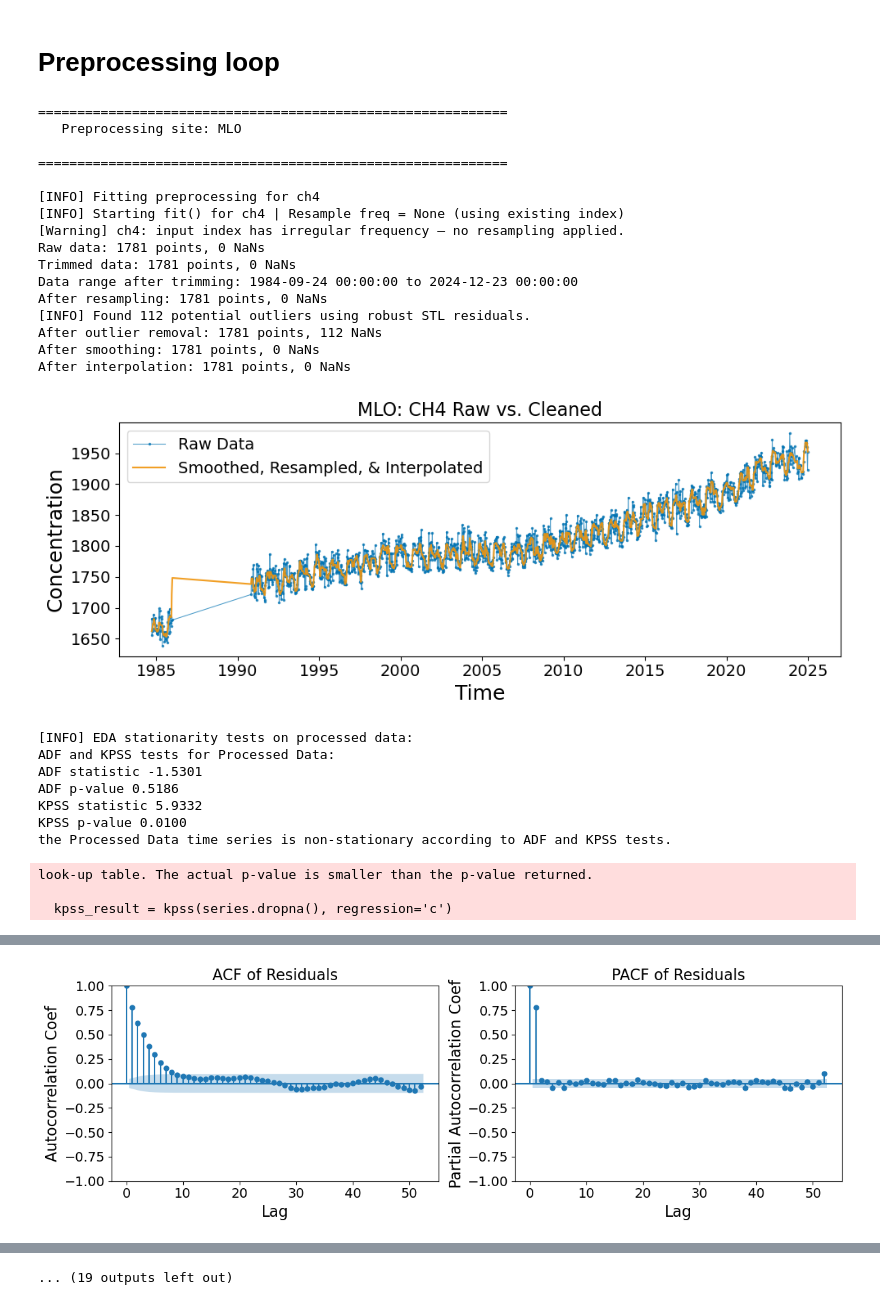
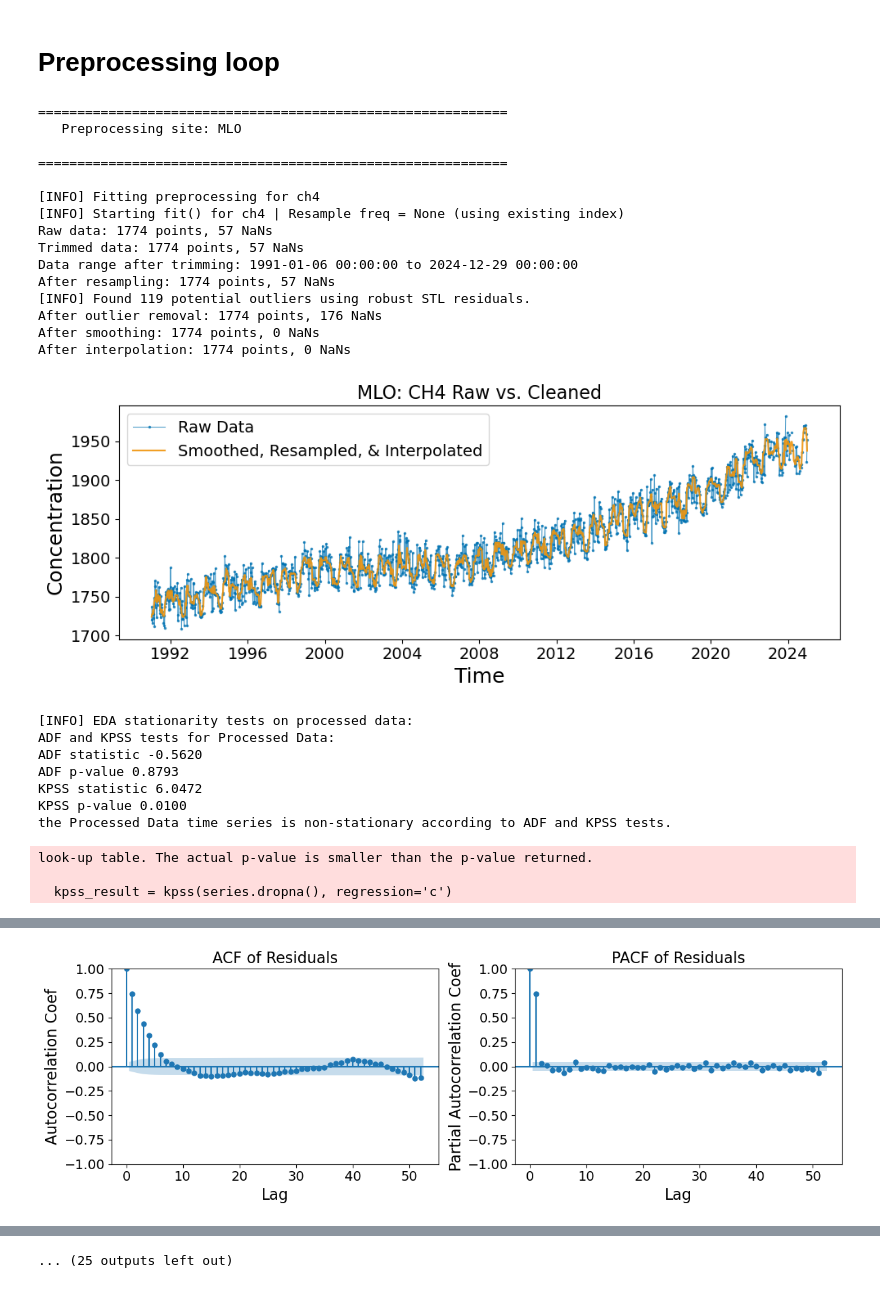
Before and after one commit to apl888/greenhouse-gas-forecasting, a Jupyter notebook: notebooks/lag7_exp.ipynb, the cells around one changed output, grey strips where cells are left out. Saved outputs shown, nothing was run; the diff lists cells and outputs as text; code cells hidden in the pictures.

```diff
--- a/notebooks/lag7_exp.ipynb
+++ b/notebooks/lag7_exp.ipynb
@@ -298,0 +377,17 @@ SPO        1566  1739.39
+# %%
+# plot cleaned data
+
+fig, axes = plt.subplots(6,1, figsize = (8, 12), sharex=True)
+
+for i, (site_code, group) in enumerate(df_weekly.groupby('site_code')):
+    if i >= 6:
+        break
+
+    axes[i].plot(group['date'], group['ch4'])
+    axes[i].set_title(f"Site: {site_code}")
+    axes[i].set_ylabel("[CH4] ppb")
+
+# apply global x axis label
+axes[-1].set_xlabel("Date")
+plt.tight_layout()
+plt.show()
@@ -298,0 +426,16 @@ SPO        1566  1739.39
+# %%
+# Trim each series to begin at the start of 1991
+
+start_cutoff = "1991-01-01"
+
+# filter across all series (site_code)
+df_weekly_trimmed = df_weekly[df_weekly['date'] >= start_cutoff].copy()
+
+# reset index
+df_weekly_trimmed.reset_index(drop=True, inplace=True)
+
+# validate date trim
+for site, group in df_weekly_trimmed.groupby('site_code'):
+    min_date = group['date'].min()
+    max_date = group['date'].max()
+    print(f"Site: {site}, start date: {min_date}, end date: {max_date}")
@@ -313,7 +474,7 @@ site_params = {
     'SMO': dict(seasonal_period=52, window=7, iqr_factor=1.5, interpolate_method='linear', lags=52, do_eda=True),
     'GMI': dict(seasonal_period=52, window=7, iqr_factor=1.5, interpolate_method='linear', lags=52, do_eda=True),
     'SPO': dict(seasonal_period=52, window=7, iqr_factor=1.5, interpolate_method='linear', lags=52, do_eda=True),
-    'NMR': dict(seasonal_period=52, window=7, iqr_factor=1.5, interpolate_method='linear', lags=52, do_eda=True),
+    'NWR': dict(seasonal_period=52, window=7, iqr_factor=1.5, interpolate_method='linear', lags=52, do_eda=True),
 }
 
 for site, params in site_params.items():
@@ -323,55 +484,54 @@ for site, params in site_params.items():
 
     # slice this site's weekly data and pass only the columns the processor needs
     site_df = (
-        df_weekly[
-            df_weekly['site_code'] == site]
+        df_weekly_trimmed[
+            df_weekly_trimmed['site_code'] == site]
             [['date', 'ch4']]
             .sort_values('date')
             .reset_index(drop=True)
     )
 
     if len(site_df) < 104:  # less than ~ 2 years, STL won't be reliable
         print(f"[WARNING] {site} has only {len(site_df)} weekly observations - skipping.")
         continue
 
     preprocessor = GasPreprocessor(gas_name='ch4', **params)
 
     try:
         series = preprocessor.fit_transform(
             site_df,
             custom_title=f"{site}: CH4 Raw vs. Cleaned"
         )
         preprocessors[site] = preprocessor
         cleaned_series[site] = series
         print(f"[OK] {site}: {len(series)} clean weekly observations, "
               f"{series.index.min().date()} to {series.index.max().date()}")
     except Exception as e:
         print(f"[ERROR] {site} preprocessing failed: {e}")
 
 print(f"\nPreprocessing complete. Sites read: {list(cleaned_series.keys())}")
 # %% [output]
 ============================================================
    Preprocessing site: MLO
 
 ============================================================
 
 [INFO] Fitting preprocessing for ch4
 [INFO] Starting fit() for ch4 | Resample freq = None (using existing index)
-[Warning] ch4: input index has irregular frequency — no resampling applied.
-Raw data: 1781 points, 0 NaNs
-Trimmed data: 1781 points, 0 NaNs
-Data range after trimming: 1984-09-24 00:00:00 to 2024-12-23 00:00:00
-After resampling: 1781 points, 0 NaNs
-[INFO] Found 112 potential outliers using robust STL residuals.
-After outlier removal: 1781 points, 112 NaNs
-After smoothing: 1781 points, 0 NaNs
-After interpolation: 1781 points, 0 NaNs
+Raw data: 1774 points, 57 NaNs
+Trimmed data: 1774 points, 57 NaNs
+Data range after trimming: 1991-01-06 00:00:00 to 2024-12-29 00:00:00
+After resampling: 1774 points, 57 NaNs
+[INFO] Found 119 potential outliers using robust STL residuals.
+After outlier removal: 1774 points, 176 NaNs
+After smoothing: 1774 points, 0 NaNs
+After interpolation: 1774 points, 0 NaNs
-[figure, old version]
+[figure, new version]
 [INFO] EDA stationarity tests on processed data:
 ADF and KPSS tests for Processed Data:
-ADF statistic -1.5301
-ADF p-value 0.5186
-KPSS statistic 5.9332
+ADF statistic -0.5620
+ADF p-value 0.8793
+KPSS statistic 6.0472
 KPSS p-value 0.0100
 the Processed Data time series is non-stationary according to ADF and KPSS tests.
 look-up table. The actual p-value is smaller than the p-value returned.
@@ -381,2 +541,2 @@ look-up table. The actual p-value is smaller than the p-value returned.
-[figure, old version]
+[figure, new version]
 Heteroscedasticity Tests of Residuals
@@ -412 +572 @@ look-up table. The actual p-value is smaller than the p-value returned.
-... (19 outputs left out)
+... (25 outputs left out)
```
Also changed, not shown: parts of 19 cells of this notebook, 1 other file.
